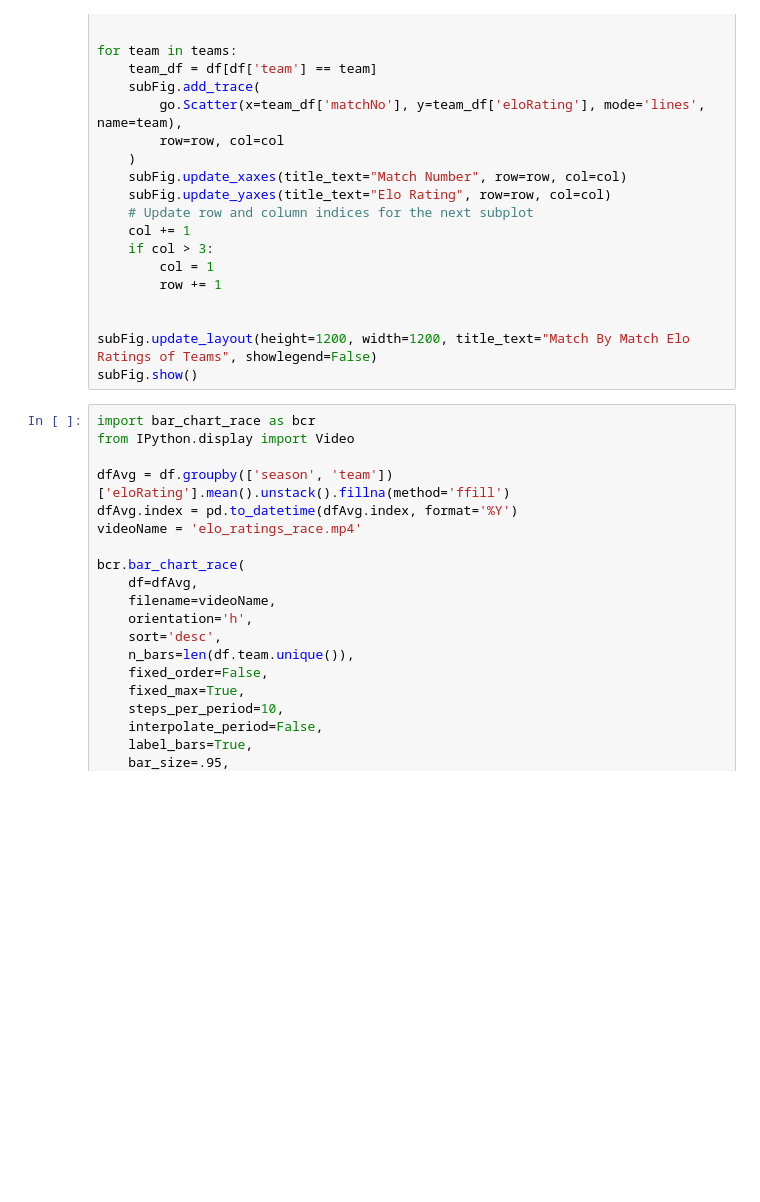
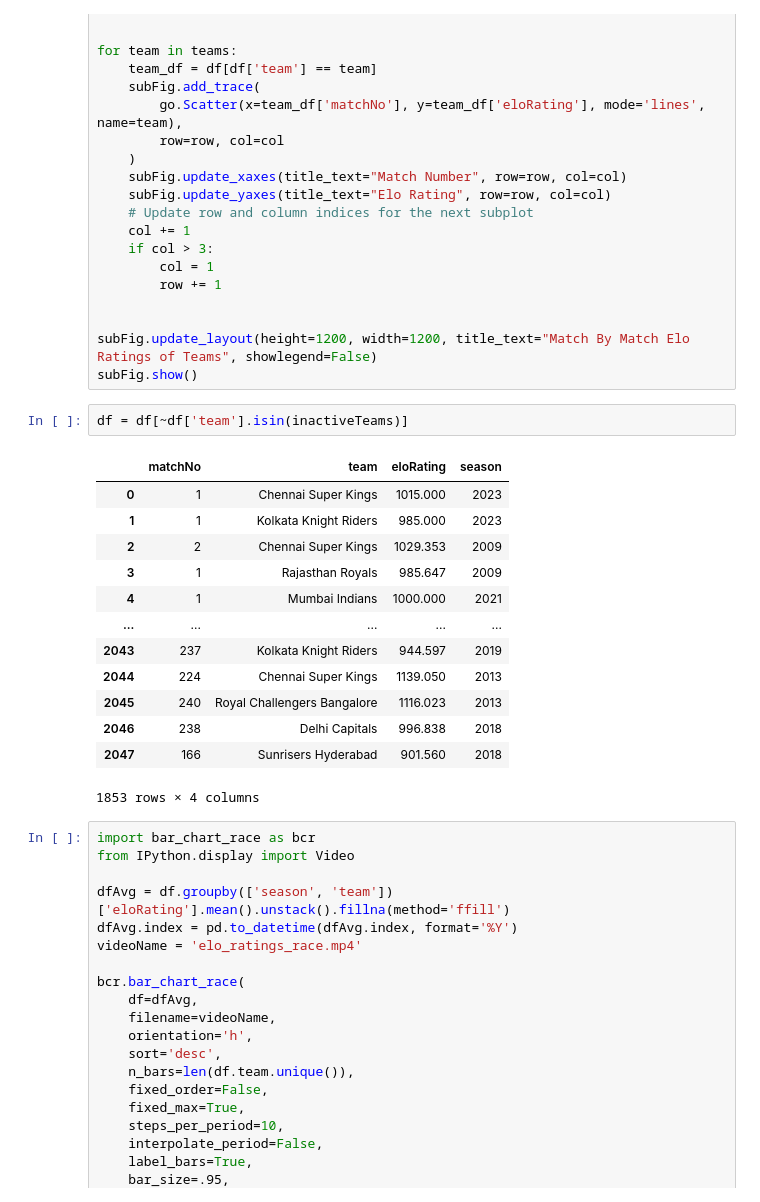
Before and after one commit to chinmay-choudhary/cricket-elo-rating, a Jupyter notebook: ipl.ipynb, the cells around one changed output. Cells and saved outputs as stored; diff of their text form; blank space fills up the shorter version.

Commit message:
removed inactive teams from gif

```diff
--- a/ipl.ipynb
+++ b/ipl.ipynb
@@ -325,6 +325,22 @@ for team in teams:
 
 subFig.update_layout(height=1200, width=1200, title_text="Match By Match Elo Ratings of Teams", showlegend=False)
 subFig.show()
+# %%
+df = df[~df['team'].isin(inactiveTeams)]
+# %% [output]
+|  | matchNo | team | eloRating | season |
+| 0 | 1 | Chennai Super Kings | 1015.000 | 2023 |
+| 1 | 1 | Kolkata Knight Riders | 985.000 | 2023 |
+| 2 | 2 | Chennai Super Kings | 1029.353 | 2009 |
+| 3 | 1 | Rajasthan Royals | 985.647 | 2009 |
+| 4 | 1 | Mumbai Indians | 1000.000 | 2021 |
+| ... | ... | ... | ... | ... |
+| 2043 | 237 | Kolkata Knight Riders | 944.597 | 2019 |
+| 2044 | 224 | Chennai Super Kings | 1139.050 | 2013 |
+| 2045 | 240 | Royal Challengers Bangalore | 1116.023 | 2013 |
+| 2046 | 238 | Delhi Capitals | 996.838 | 2018 |
+| 2047 | 166 | Sunrisers Hyderabad | 901.560 | 2018 |
+1853 rows × 4 columns
 # %%
 import bar_chart_race as bcr
 from IPython.display import Video
```
Also changed, not shown: 2 other files.
